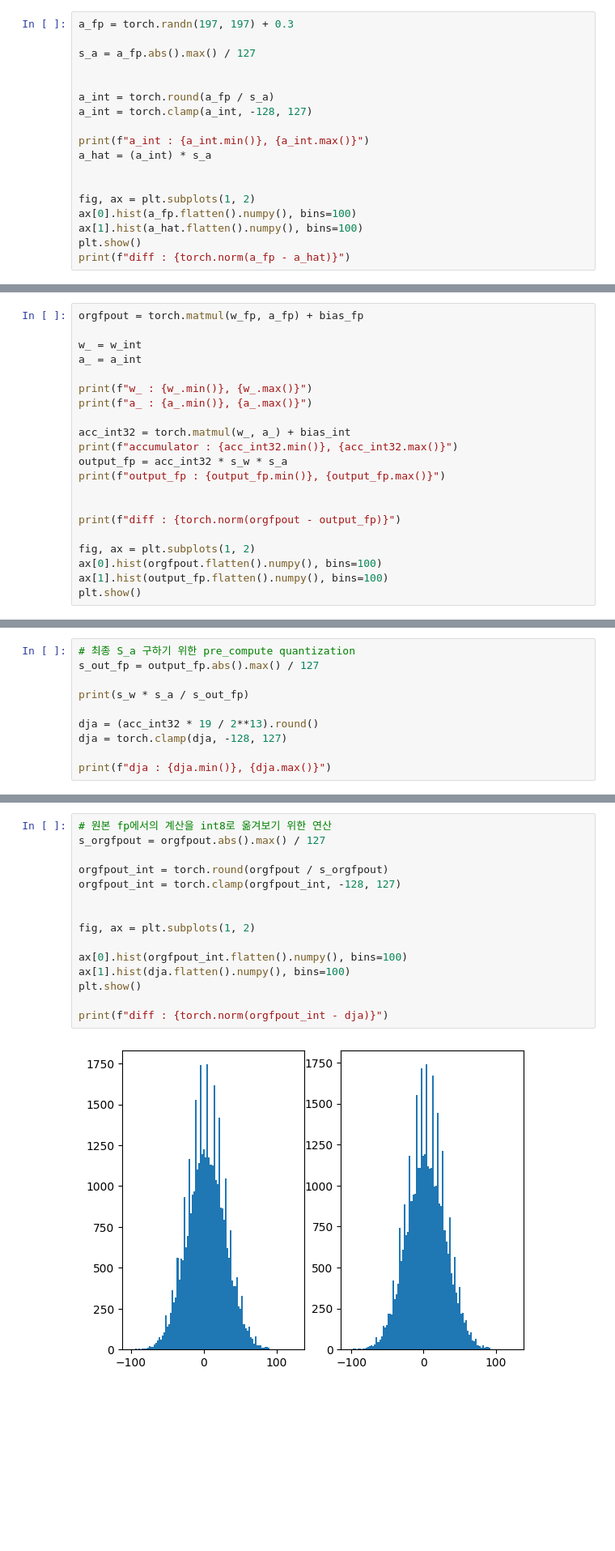
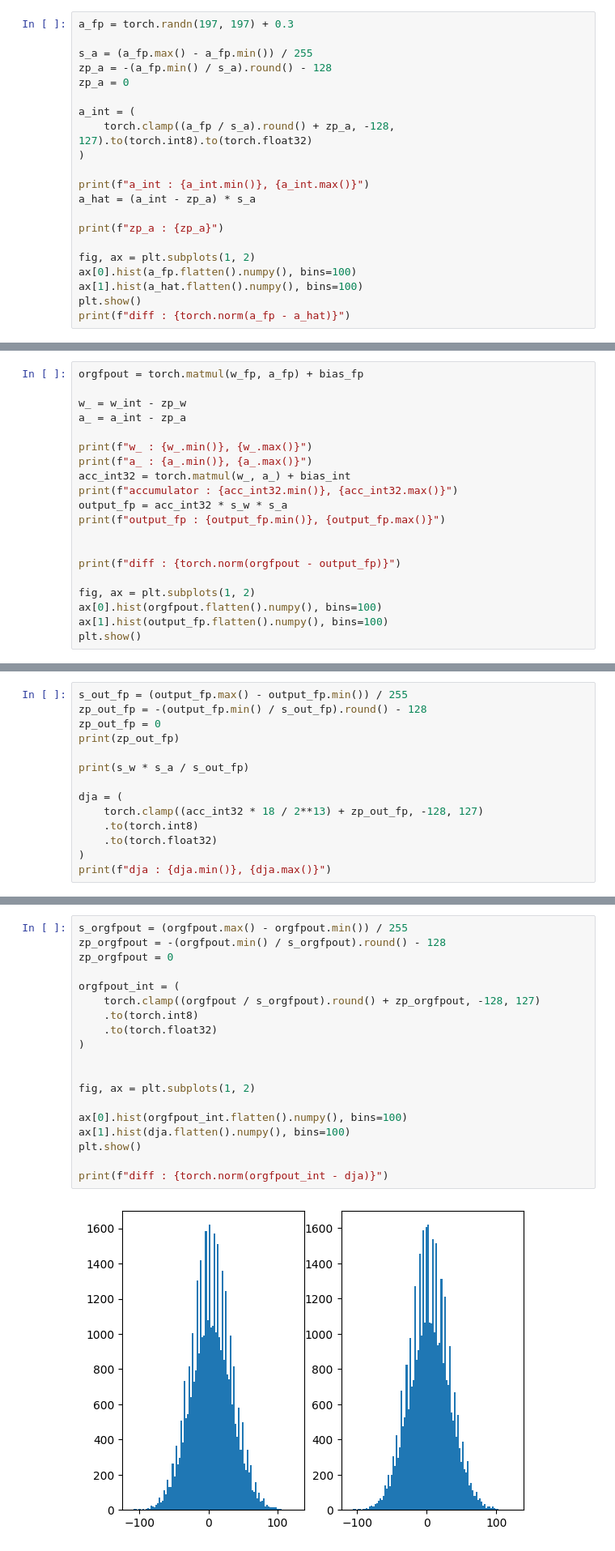
Before and after one commit to jiho264/myQuantTF, a Jupyter notebook: prac/int_sym_mm.ipynb, the cells around one changed output, grey strips where cells are left out. Shown: that part at 81% size. Cells and saved outputs as stored; diff of their text form; blank space fills up the shorter version.

```diff
--- a/prac/int_sym_mm.ipynb
+++ b/prac/int_sym_mm.ipynb
@@ -34,15 +40,18 @@ diff: 2.0421409606933594
 # %%
 a_fp = torch.randn(197, 197) + 0.3
 
-s_a = a_fp.abs().max() / 127
+s_a = (a_fp.max() - a_fp.min()) / 255
+zp_a = -(a_fp.min() / s_a).round() - 128
+zp_a = 0
 
-
-a_int = torch.round(a_fp / s_a)
-a_int = torch.clamp(a_int, -128, 127)
+a_int = (
+    torch.clamp((a_fp / s_a).round() + zp_a, -128, 127).to(torch.int8).to(torch.float32)
+)
 
 print(f"a_int : {a_int.min()}, {a_int.max()}")
-a_hat = (a_int) * s_a
+a_hat = (a_int - zp_a) * s_a
 
+print(f"zp_a : {zp_a}")
 
 fig, ax = plt.subplots(1, 2)
 ax[0].hist(a_fp.flatten().numpy(), bins=100)
@@ -64,12 +74,11 @@ bias_int : 1878.0, 1878.0
 # %%
 orgfpout = torch.matmul(w_fp, a_fp) + bias_fp
 
-w_ = w_int
-a_ = a_int
+w_ = w_int - zp_w
+a_ = a_int - zp_a
 
 print(f"w_ : {w_.min()}, {w_.max()}")
 print(f"a_ : {a_.min()}, {a_.max()}")
-
 acc_int32 = torch.matmul(w_, a_) + bias_int
 print(f"accumulator : {acc_int32.min()}, {acc_int32.max()}")
 output_fp = acc_int32 * s_w * s_a
@@ -92,11 +101,15 @@ diff : 41.315067291259766
 # %%
-# 최종 S_a 구하기 위한 pre_compute quantization
-s_out_fp = output_fp.abs().max() / 127
+s_out_fp = (output_fp.max() - output_fp.min()) / 255
+zp_out_fp = -(output_fp.min() / s_out_fp).round() - 128
+zp_out_fp = 0
+print(zp_out_fp)
 
 print(s_w * s_a / s_out_fp)
 
-dja = (acc_int32 * 19 / 2**13).round()
-dja = torch.clamp(dja, -128, 127)
-
+dja = (
+    torch.clamp((acc_int32 * 18 / 2**13) + zp_out_fp, -128, 127)
+    .to(torch.int8)
+    .to(torch.float32)
+)
 print(f"dja : {dja.min()}, {dja.max()}")
 # %% [output]
@@ -109,17 +123,21 @@ dja : -103.0, 127.0
 # %%
-# 원본 fp에서의 계산을 int8로 옮겨보기 위한 연산
-s_orgfpout = orgfpout.abs().max() / 127
+s_orgfpout = (orgfpout.max() - orgfpout.min()) / 255
+zp_orgfpout = -(orgfpout.min() / s_orgfpout).round() - 128
+zp_orgfpout = 0
 
-orgfpout_int = torch.round(orgfpout / s_orgfpout)
-orgfpout_int = torch.clamp(orgfpout_int, -128, 127)
+orgfpout_int = (
+    torch.clamp((orgfpout / s_orgfpout).round() + zp_orgfpout, -128, 127)
+    .to(torch.int8)
+    .to(torch.float32)
+)
 
 
 fig, ax = plt.subplots(1, 2)
 
 ax[0].hist(orgfpout_int.flatten().numpy(), bins=100)
 ax[1].hist(dja.flatten().numpy(), bins=100)
 plt.show()
 
 print(f"diff : {torch.norm(orgfpout_int - dja)}")
 # %% [output]
-[figure, old version]
+[figure, new version]
```
Also changed, not shown: parts of 7 cells of this notebook, 1 other file.
